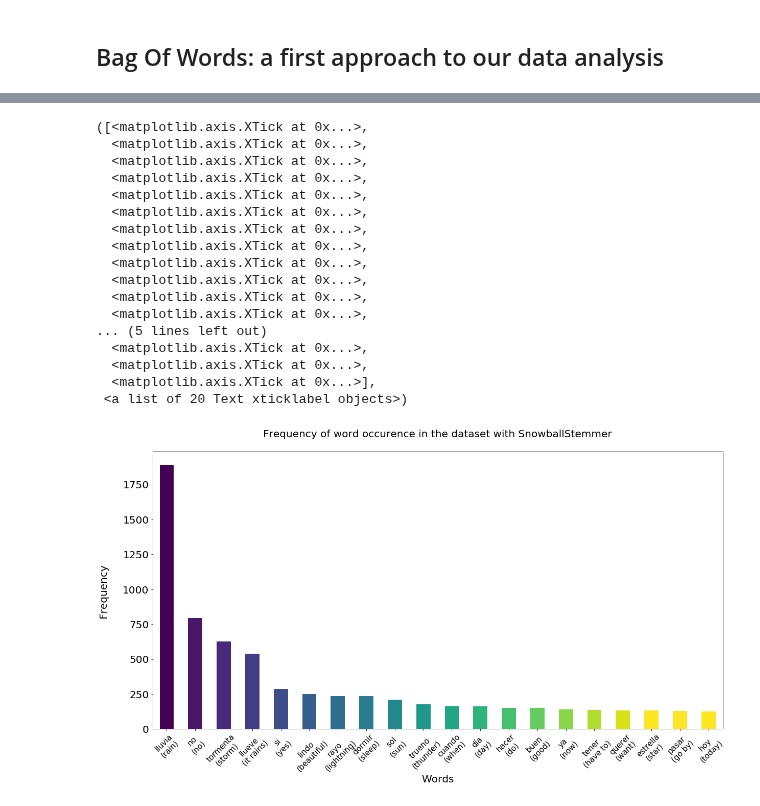
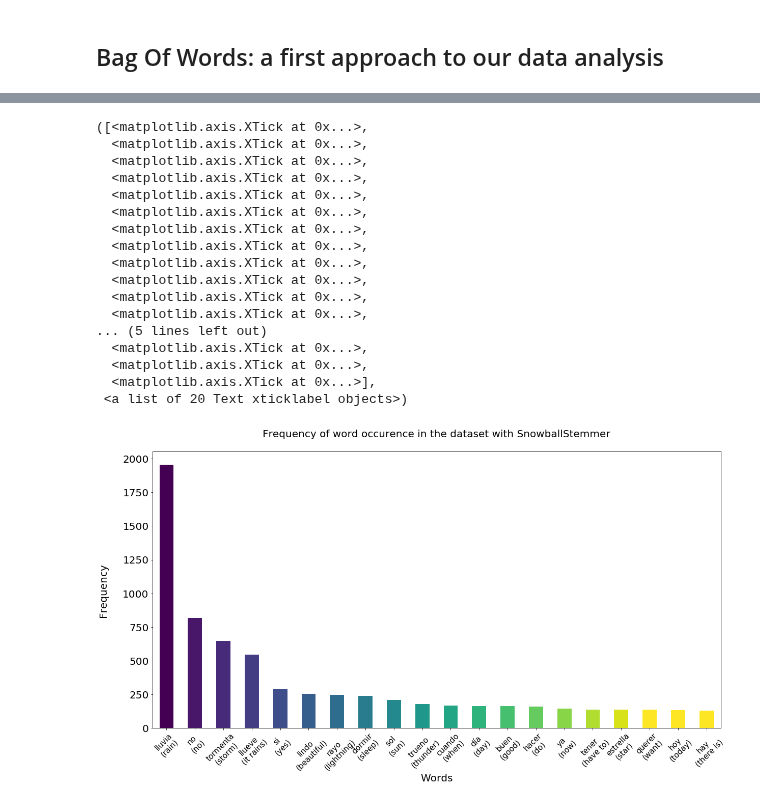
Before and after one commit to agemperador/RELAMPAGO_poster, a Jupyter notebook: GEN_DATASET/tweet_analysis.ipynb, the cells around one changed output, grey strips where cells are left out. Saved outputs shown, nothing was run; the diff lists cells and outputs as text; code cells hidden in the pictures.

```diff
--- a/GEN_DATASET/tweet_analysis.ipynb
+++ b/GEN_DATASET/tweet_analysis.ipynb
@@ -236,28 +236,28 @@ plt.xticks(range(0,20), ['lluvia\n(rain)', 'no\n(no)', 'llueve\n(it rains)', 'to
 # %%
 stemmesp = bow(ORT, 'msj_stemmesp')
 stemmesp.iloc[0:20].plot(x = 'Diccionario', y = 'Frecuencia', kind = 'bar',figsize=(20,10), fontsize = 20, legend = None, color=plt.cm.viridis(range(0,300,round(300/len(stemmesp.iloc[0:20])))))
 plt.title('Frequency of word occurence in the dataset with SnowballStemmer\n', fontsize = 20)
 plt.xlabel('Words', fontsize = 20)
 plt.ylabel('Frequency \n', fontsize = 20)
-plt.xticks(range(0,20), ['lluvia\n(rain)', 'no\n(no)','tormenta\n(storm)', 'llueve\n(it rains)', 'si\n(yes)', 'lindo\n(beautiful)', 'rayo\n(lightning)', 'dormir\n(sleep)', 'sol\n(sun)', 'trueno\n(thunder)', 'cuando\n(when)', 'día\n(day)','hacer\n(do)', 'buen\n(good)', 'ya\n(now)', 'tener\n(have to)', 'querer\n(want)', 'estrella\n(star)', 'pasar\n(go by)' , 'hoy\n(today)'], rotation = 45, fontsize = 15)
+plt.xticks(range(0,20), ['lluvia\n(rain)', 'no\n(no)','tormenta\n(storm)', 'llueve\n(it rains)', 'si\n(yes)', 'lindo\n(beautiful)', 'rayo\n(lightning)', 'dormir\n(sleep)', 'sol\n(sun)', 'trueno\n(thunder)', 'cuando\n(when)', 'día\n(day)', 'buen\n(good)','hacer\n(do)', 'ya\n(now)', 'tener\n(have to)',  'estrella\n(star)','querer\n(want)',  'hoy\n(today)','hay\n(there is)'], rotation = 45, fontsize = 15)
 # %% [output]
 ([<matplotlib.axis.XTick at 0x...>,
   <matplotlib.axis.XTick at 0x...>,
   <matplotlib.axis.XTick at 0x...>,
   <matplotlib.axis.XTick at 0x...>,
   <matplotlib.axis.XTick at 0x...>,
   <matplotlib.axis.XTick at 0x...>,
   <matplotlib.axis.XTick at 0x...>,
   <matplotlib.axis.XTick at 0x...>,
   <matplotlib.axis.XTick at 0x...>,
   <matplotlib.axis.XTick at 0x...>,
   <matplotlib.axis.XTick at 0x...>,
   <matplotlib.axis.XTick at 0x...>,
 ... (5 lines left out)
   <matplotlib.axis.XTick at 0x...>,
   <matplotlib.axis.XTick at 0x...>,
   <matplotlib.axis.XTick at 0x...>],
  <a list of 20 Text xticklabel objects>)
-[figure, old version]
+[figure, new version]
 # %%
 emoji = bow(ORT, 'msj_emoji')
```
Also changed, not shown: parts of 10 cells of this notebook, 3 other files.
